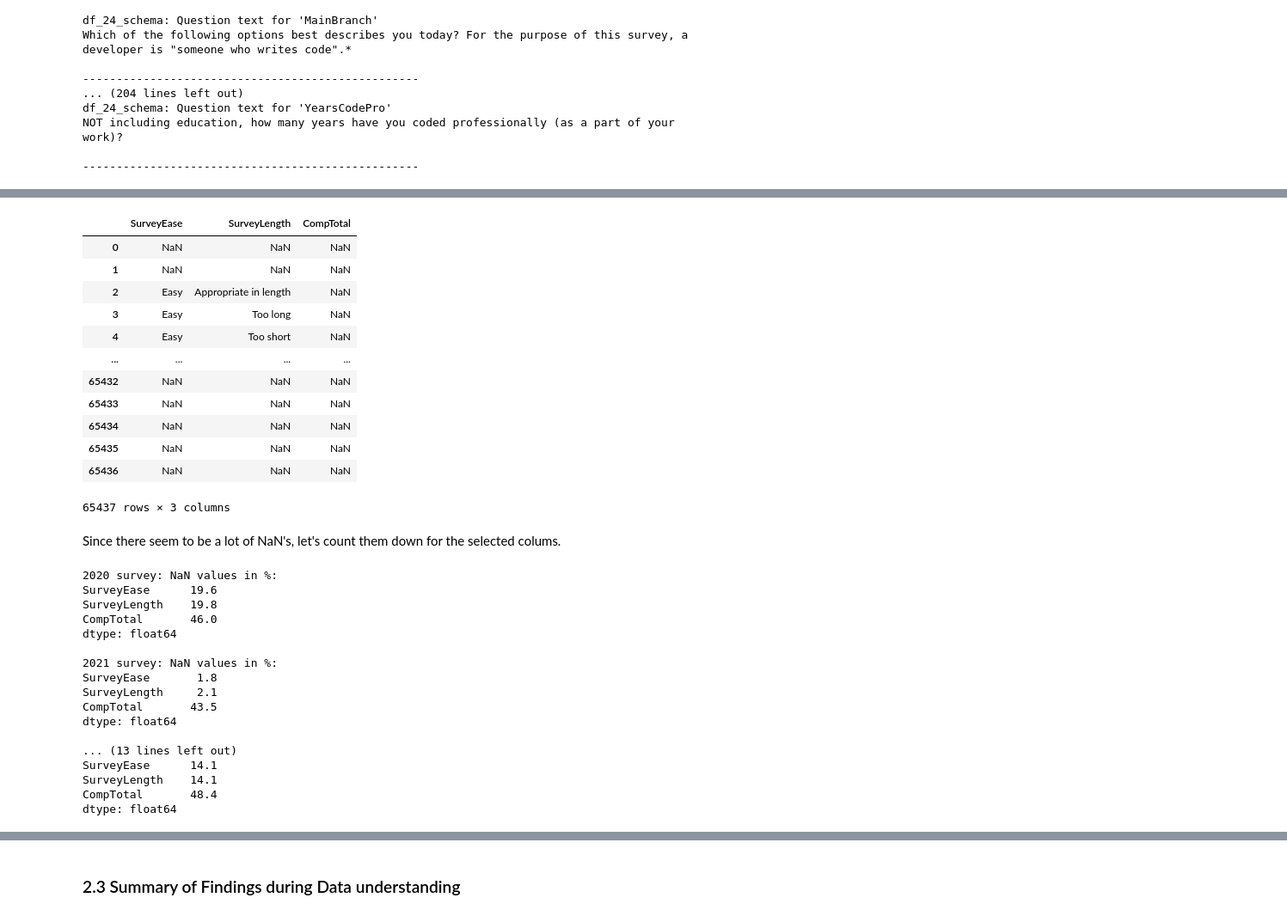
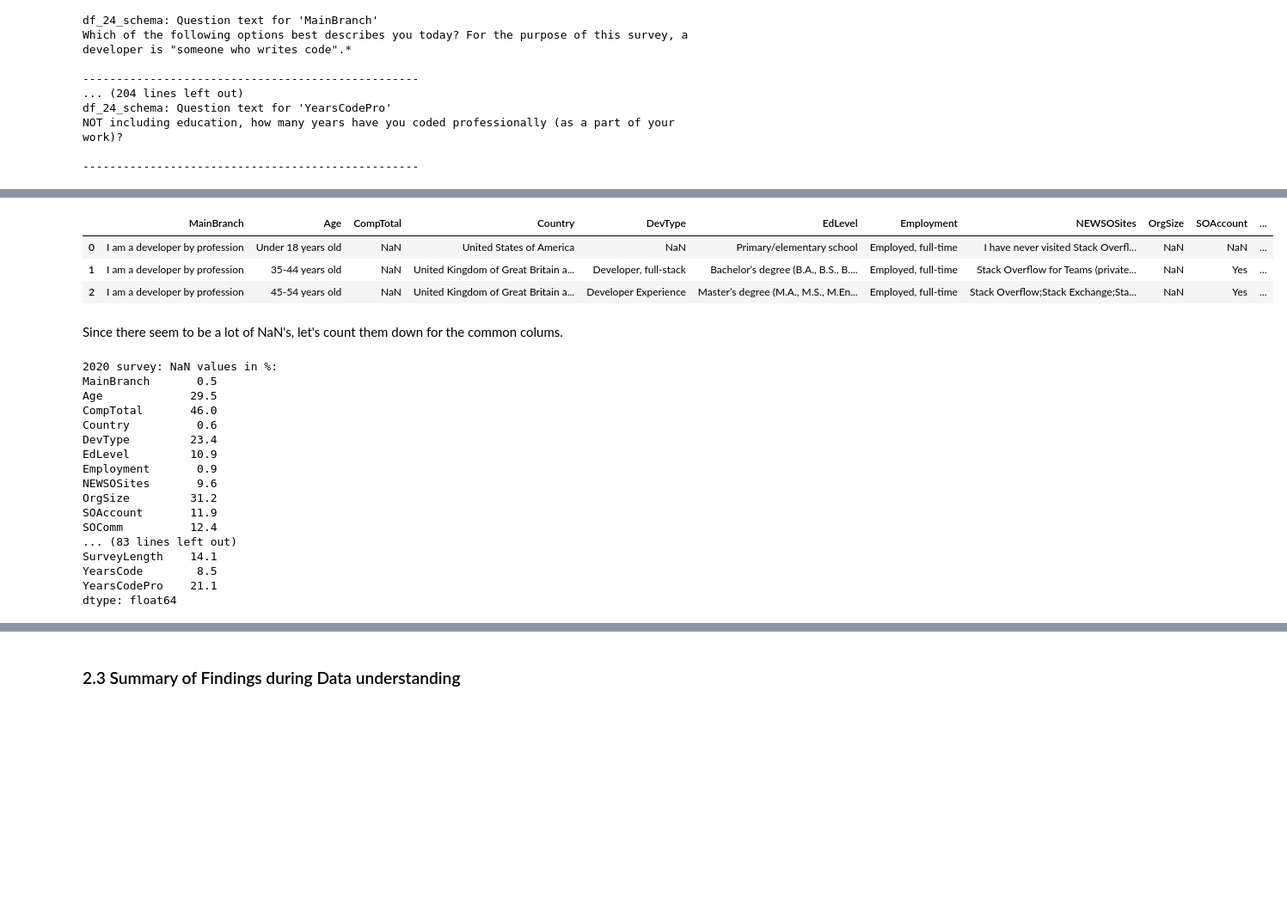
Before and after one commit to Enginamics/stackoverflow_survey_analysis, a Jupyter notebook: stackoverflow_survey_analysis.ipynb, the cells around one changed output, grey strips where cells are left out. Shown: that part at 86% size. Drawn from its saved outputs; the diff is of its cells as text; code cells hidden in the pictures; blank space fills up the shorter version.

Commit message:
update of complete analysis (incl updated q3)

```diff
--- a/stackoverflow_survey_analysis.ipynb
+++ b/stackoverflow_survey_analysis.ipynb
@@ -258,24 +217,20 @@ df_23[common_columns_analysis] # survey from 2023
 # %%
-df_24[common_columns_analysis]  # survey from 2024
+df_24[common_columns_list].head(n=3)  # survey from 2024
 # %% [output]
-|  | SurveyEase | SurveyLength | CompTotal |
-| 0 | NaN | NaN | NaN |
-| 1 | NaN | NaN | NaN |
-| 2 | Easy | Appropriate in length | NaN |
-| 3 | Easy | Too long | NaN |
-| 4 | Easy | Too short | NaN |
-| ... | ... | ... | ... |
-| 65432 | NaN | NaN | NaN |
-| 65433 | NaN | NaN | NaN |
-| 65434 | NaN | NaN | NaN |
-| 65435 | NaN | NaN | NaN |
-| 65436 | NaN | NaN | NaN |
+|  | MainBranch | Age | CompTotal | Country | DevType | EdLevel | Employment | NEWSOSites | OrgSize | SOAccount | ... |
+| 0 | I am a developer by profession | Under 18 years old | NaN | United States of America | NaN | Primary/elementary school | Employed, full-time | I have never visited Stack Overfl... | NaN | NaN | ... |
+| 1 | I am a developer by profession | 35-44 years old | NaN | United Kingdom of Great Britain a... | Developer, full-stack | Bachelor’s degree (B.A., B.S., B.... | Employed, full-time | Stack Overflow for Teams (private... | NaN | Yes | ... |
+| 2 | I am a developer by profession | 45-54 years old | NaN | United Kingdom of Great Britain a... | Developer Experience | Master’s degree (M.A., M.S., M.En... | Employed, full-time | Stack Overflow;Stack Exchange;Sta... | NaN | Yes | ... |
-65437 rows × 3 columns
 # %% [markdown]
-Since there seem to be a lot of NaN's, let's count them down for the selected colums.
+Since there seem to be a lot of NaN's, let's count them down for the common colums.
 # %%
-# Function to calculate NaN percentage for each year
 def calculate_nan_percentage(df, columns):
+    '''
+    Function to calculate NaN value's percentage
+    from a datafield and a columns list
+
+    returns the percentage of the NaN values.
+    '''
     return (df[columns].isna().sum() / df[columns].shape[0]) * 100
 
 # List of dataframes for each year
@@ -289,24 +244,24 @@ dfs = {
 
 # Calculate NaN percentages and print results
 for year, df in dfs.items():
-    nan_percentage = calculate_nan_percentage(df, common_columns_analysis)
+    nan_percentage = calculate_nan_percentage(df, common_columns_list)
     print(f"{year} survey: NaN values in %:\n{nan_percentage.round(1)}\n")
 # %% [output]
 2020 survey: NaN values in %:
-SurveyEase      19.6
-SurveyLength    19.8
+MainBranch       0.5
+Age             29.5
 CompTotal       46.0
+Country          0.6
+DevType         23.4
+EdLevel         10.9
+Employment       0.9
+NEWSOSites       9.6
+OrgSize         31.2
+SOAccount       11.9
+SOComm          12.4
+... (83 lines left out)
+SurveyLength    14.1
+YearsCode        8.5
+YearsCodePro    21.1
 dtype: float64
-
-2021 survey: NaN values in %:
-SurveyEase       1.8
-SurveyLength     2.1
-CompTotal       43.5
-dtype: float64
-
-... (13 lines left out)
-SurveyEase      14.1
-SurveyLength    14.1
-CompTotal       48.4
-dtype: float64
 # %% [markdown]
```
Also changed, not shown: parts of 63 cells of this notebook, 1 other file.
